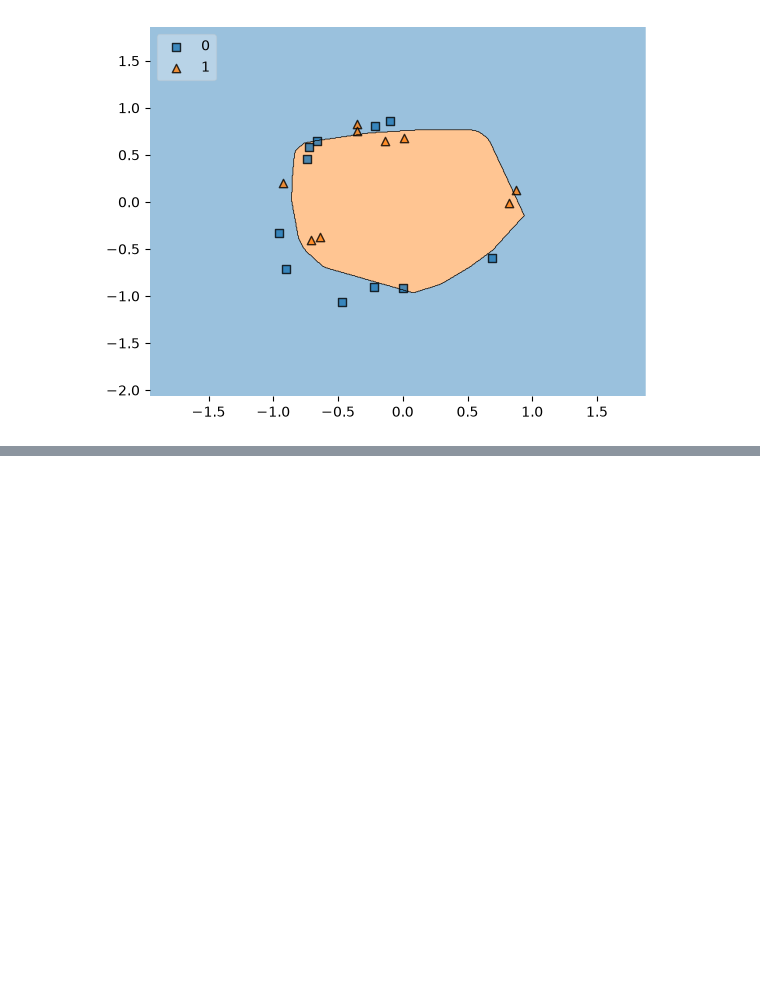
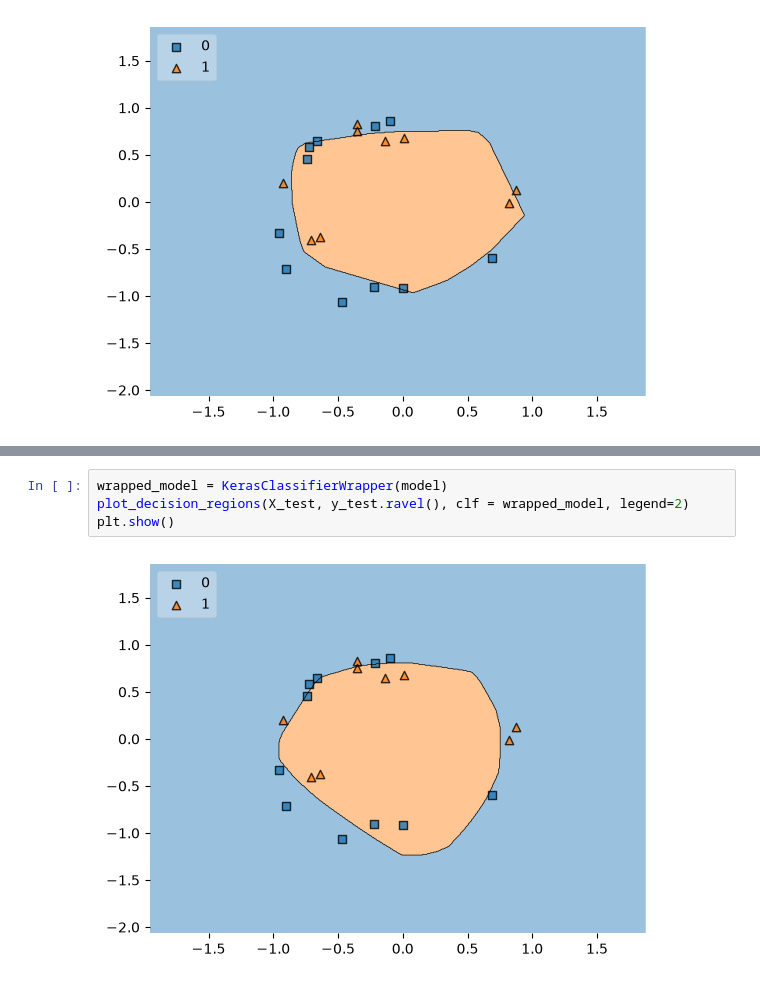
Before and after one commit to uravashiagrawal-hue/deep-learning, a Jupyter notebook: earlyStopping.ipynb, the cells around one changed output, grey strips where cells are left out. Saved outputs shown, nothing was run; the diff lists cells and outputs as text; blank space fills up the shorter version.

```diff
--- a/earlyStopping.ipynb
+++ b/earlyStopping.ipynb
@@ -63,0 +106,6 @@ plt.show()
+# %%
+wrapped_model = KerasClassifierWrapper(model)
+plot_decision_regions(X_test, y_test.ravel(), clf = wrapped_model, legend=2)
+plt.show()
+# %% [output]
+[figure, added]
```
Also changed, not shown: parts of 7 cells of this notebook.
